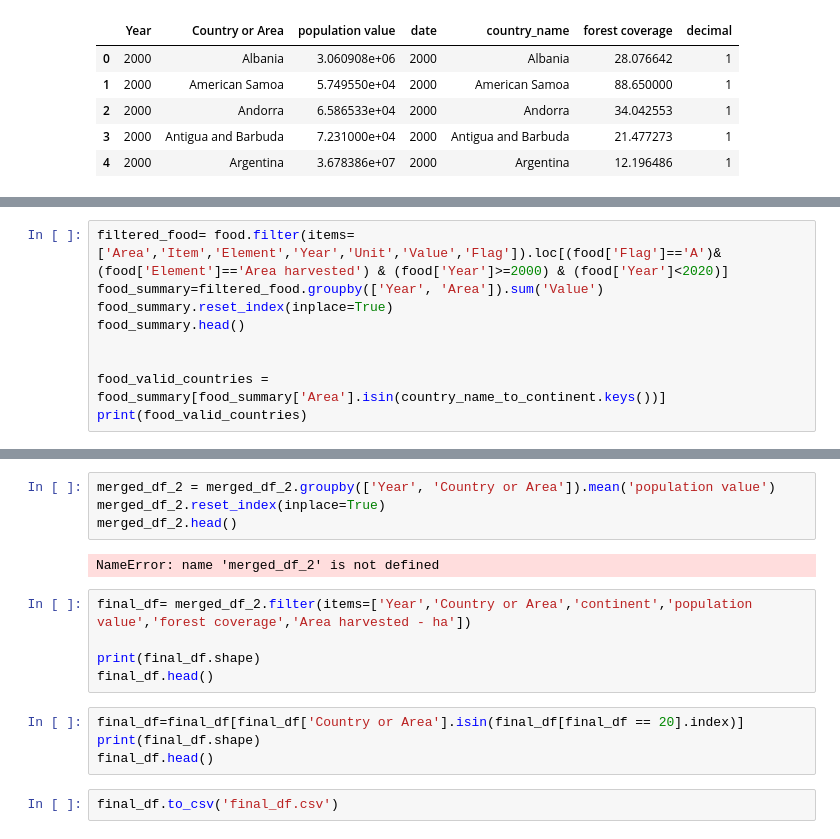
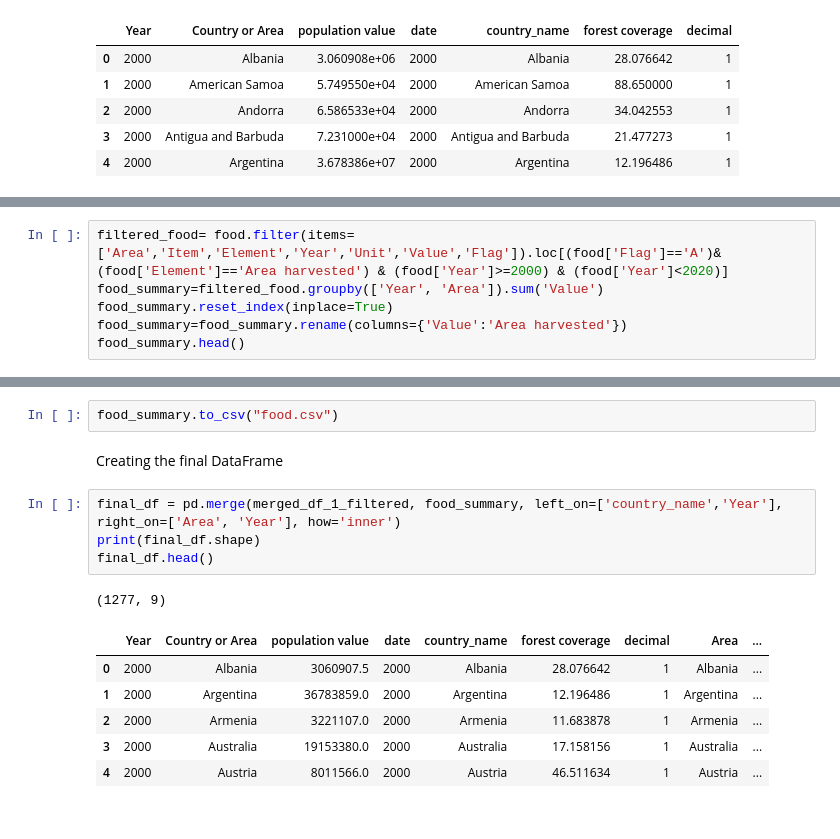
Before and after one commit to BoSuto/Specialist-Certificate-in-Data-Analytics-Essential-Jan-2023, a Jupyter notebook: Project_May_2023.ipynb, the cells around one changed output, grey strips where cells are left out. Saved outputs shown, nothing was run; the diff lists cells and outputs as text.

Commit message:
final_df_filtered
20 rows for each country

```diff
--- a/Project_May_2023.ipynb
+++ b/Project_May_2023.ipynb
@@ -394,9 +396,6 @@ food.head()
 filtered_food= food.filter(items=['Area','Item','Element','Year','Unit','Value','Flag']).loc[(food['Flag']=='A')& (food['Element']=='Area harvested') & (food['Year']>=2000) & (food['Year']<2020)]
 food_summary=filtered_food.groupby(['Year', 'Area']).sum('Value')
 food_summary.reset_index(inplace=True)
+food_summary=food_summary.rename(columns={'Value':'Area harvested'})
 food_summary.head()
-
-
-food_valid_countries = food_summary[food_summary['Area'].isin(country_name_to_continent.keys())]
-print(food_valid_countries)
 # %% [output]
@@ -449,17 +408,16 @@ filtered_food_valid_countries.head()
-# %%
-merged_df_2 = merged_df_2.groupby(['Year', 'Country or Area']).mean('population value')
-merged_df_2.reset_index(inplace=True)
-merged_df_2.head()
-# %% [output]
-NameError: name 'merged_df_2' is not defined
-# %%
-final_df= merged_df_2.filter(items=['Year','Country or Area','continent','population value','forest coverage','Area harvested - ha'])
-
-print(final_df.shape)
-final_df.head()
-# %%
-final_df=final_df[final_df['Country or Area'].isin(final_df[final_df == 20].index)]
-print(final_df.shape)
-final_df.head()
-# %%
-final_df.to_csv('final_df.csv')
+# %%
+food_summary.to_csv("food.csv")
+# %% [markdown]
+Creating the final DataFrame
+# %%
+final_df = pd.merge(merged_df_1_filtered, food_summary, left_on=['country_name','Year'], right_on=['Area', 'Year'], how='inner')
+print(final_df.shape)
+final_df.head()
+# %% [output]
+(1277, 9)
+|  | Year | Country or Area | population value | date | country_name | forest coverage | decimal | Area | ... |
+| 0 | 2000 | Albania | 3060907.5 | 2000 | Albania | 28.076642 | 1 | Albania | ... |
+| 1 | 2000 | Argentina | 36783859.0 | 2000 | Argentina | 12.196486 | 1 | Argentina | ... |
+| 2 | 2000 | Armenia | 3221107.0 | 2000 | Armenia | 11.683878 | 1 | Armenia | ... |
+| 3 | 2000 | Australia | 19153380.0 | 2000 | Australia | 17.158156 | 1 | Australia | ... |
+| 4 | 2000 | Austria | 8011566.0 | 2000 | Austria | 46.511634 | 1 | Austria | ... |
```
Also changed, not shown: parts of 19 cells of this notebook.
